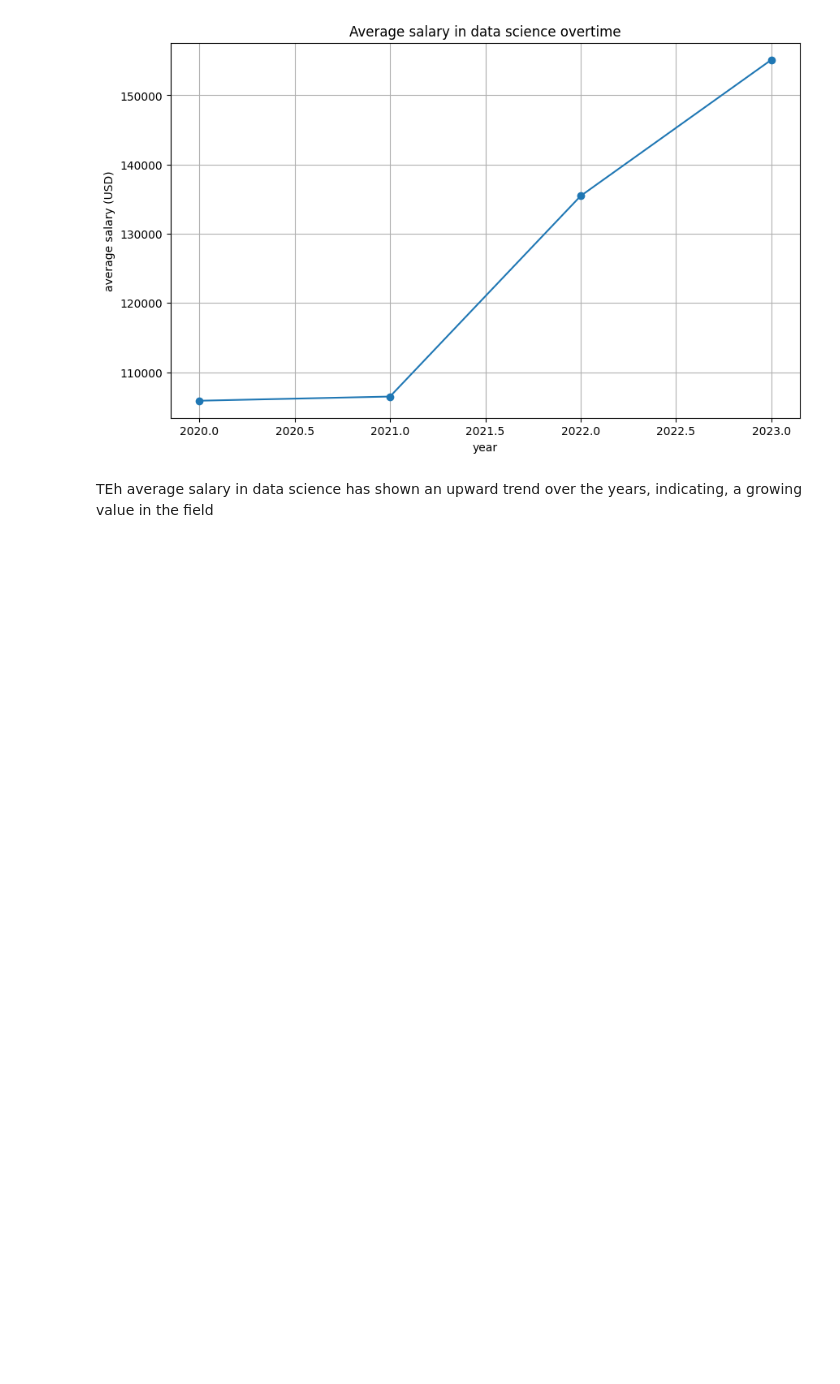
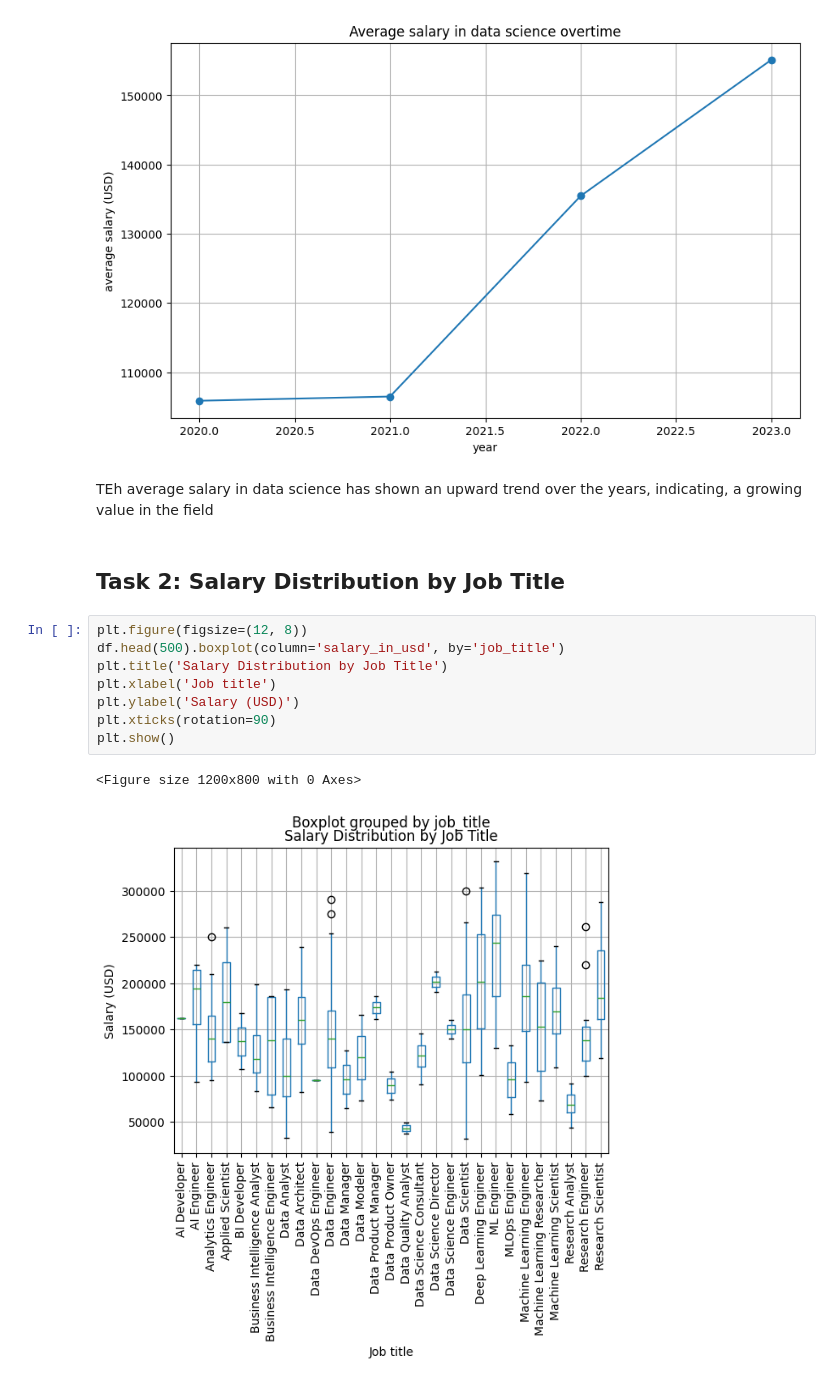
Before and after one commit to dcChilshock/AP-ComputerScience, a Jupyter notebook: prog6280a.ipynb, the cells around one changed output. Cells and saved outputs as stored; diff of their text form; blank space fills up the shorter version.

```diff
--- a/prog6280a.ipynb
+++ b/prog6280a.ipynb
@@ -78,3 +78,16 @@ plt.show
 [figure]
 # %% [markdown]
 TEh average salary in data science has shown an upward trend over the years, indicating, a growing value in the field
+# %% [markdown]
+## Task 2: Salary Distribution by Job Title
+# %%
+plt.figure(figsize=(12, 8))
+df.head(500).boxplot(column='salary_in_usd', by='job_title')
+plt.title('Salary Distribution by Job Title')
+plt.xlabel('Job title')
+plt.ylabel('Salary (USD)')
+plt.xticks(rotation=90)
+plt.show()
+# %% [output]
+<Figure size 1200x800 with 0 Axes>
+[figure, added]
```
Also changed, not shown: parts of 12 cells of this notebook, 1 other file.
